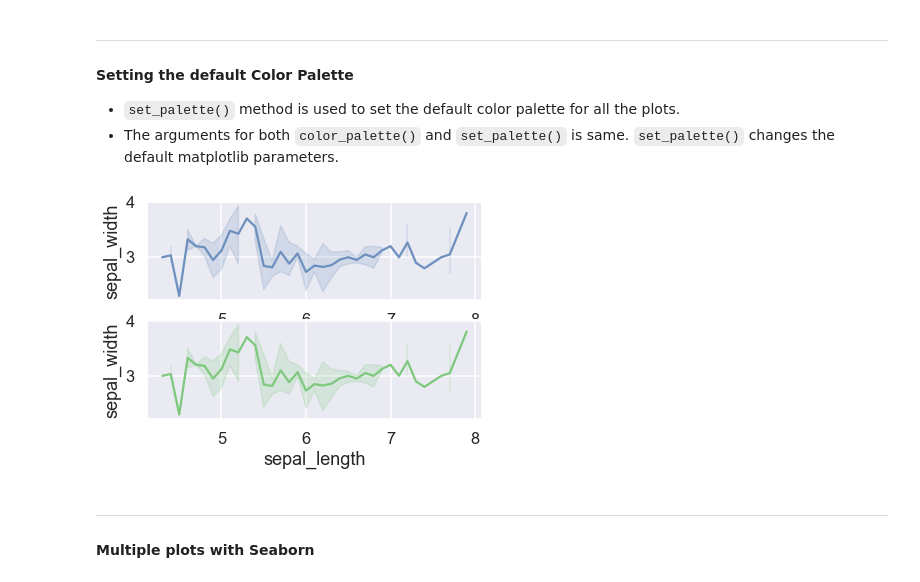
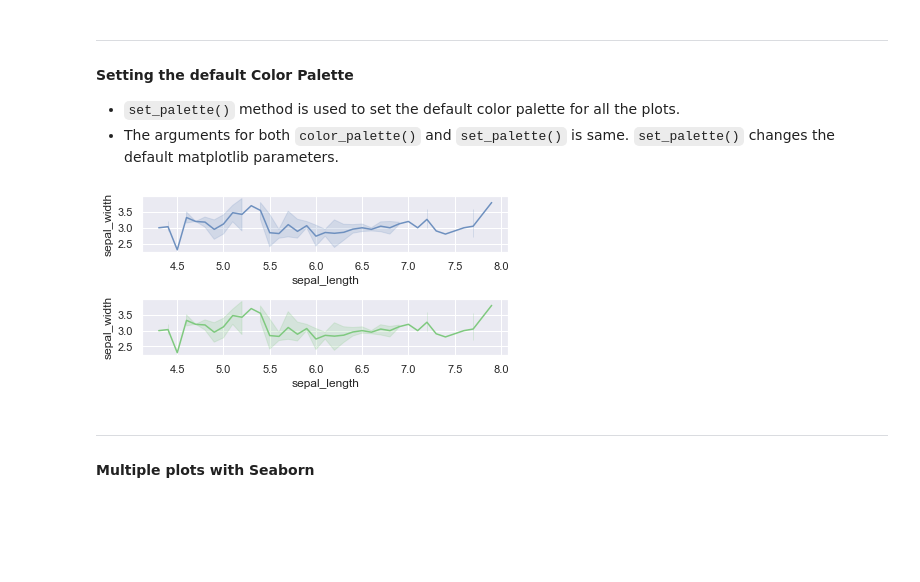
Before and after one commit to karar-shah/Python_Sulaiman, a Jupyter notebook: Session_7/two.ipynb, the cells around one changed output. Saved outputs shown, nothing was run; the diff lists cells and outputs as text; code cells hidden in the pictures; blank space fills up the shorter version.

```diff
--- a/Session_7/two.ipynb
+++ b/Session_7/two.ipynb
@@ -146,10 +146,14 @@ plt.show()
 # %%
 # loading dataset
 data = sns.load_dataset("iris")
+sns.set_style("darkgrid")
 
 
 def plot():
     sns.lineplot(x="sepal_length", y="sepal_width", data=data)
+
+def plot1():
+    sns.scatterplot(y="sepal_length", x="sepal_width", data=data)
 
 
 with sns.axes_style('whitegrid'):
@@ -158,6 +162,7 @@ with sns.axes_style('whitegrid'):
     plt.subplot(211)
     plot()
 
+
 plt.subplot(212)
-plot()
+plot1()
 # %% [output]
@@ -227,24 +232,28 @@ plt.show()
 # %%
 # loading dataset
 data = sns.load_dataset("iris")
+sns.set_context("notebook")
 
 def plot():
-    sns.lineplot(x="sepal_length", y="sepal_width", data=data)
+    a = sns.lineplot(x="sepal_length", y="sepal_width", data=data)
+    a.set_yticks([2.5,3.0,3.5]) # menual x tick
+
 
 # setting the default color palette
 sns.set_palette('vlag')
-plt.subplot(211)
+plt.subplot(311)
 
 # plotting with the color palette
 # as vlag
 plot()
 
 # setting another default color palette
 sns.set_palette('Accent')
-plt.subplot(212)
+plt.subplot(312)
 plot()
+plt.tight_layout()
 # %% [output]
-[figure, old version]
+[figure, new version]
 # %% [markdown]
 <hr>
 
```
Also changed, not shown: parts of 14 cells of this notebook.
